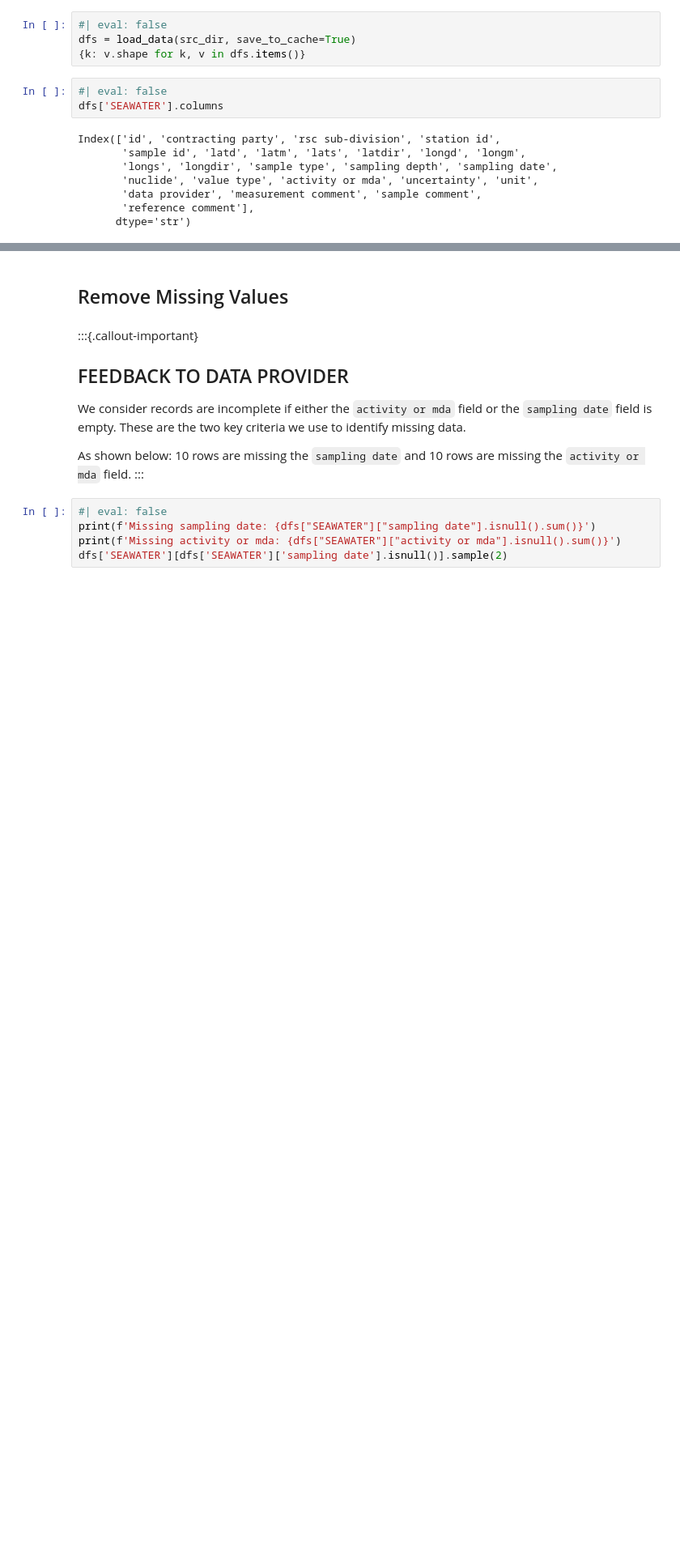
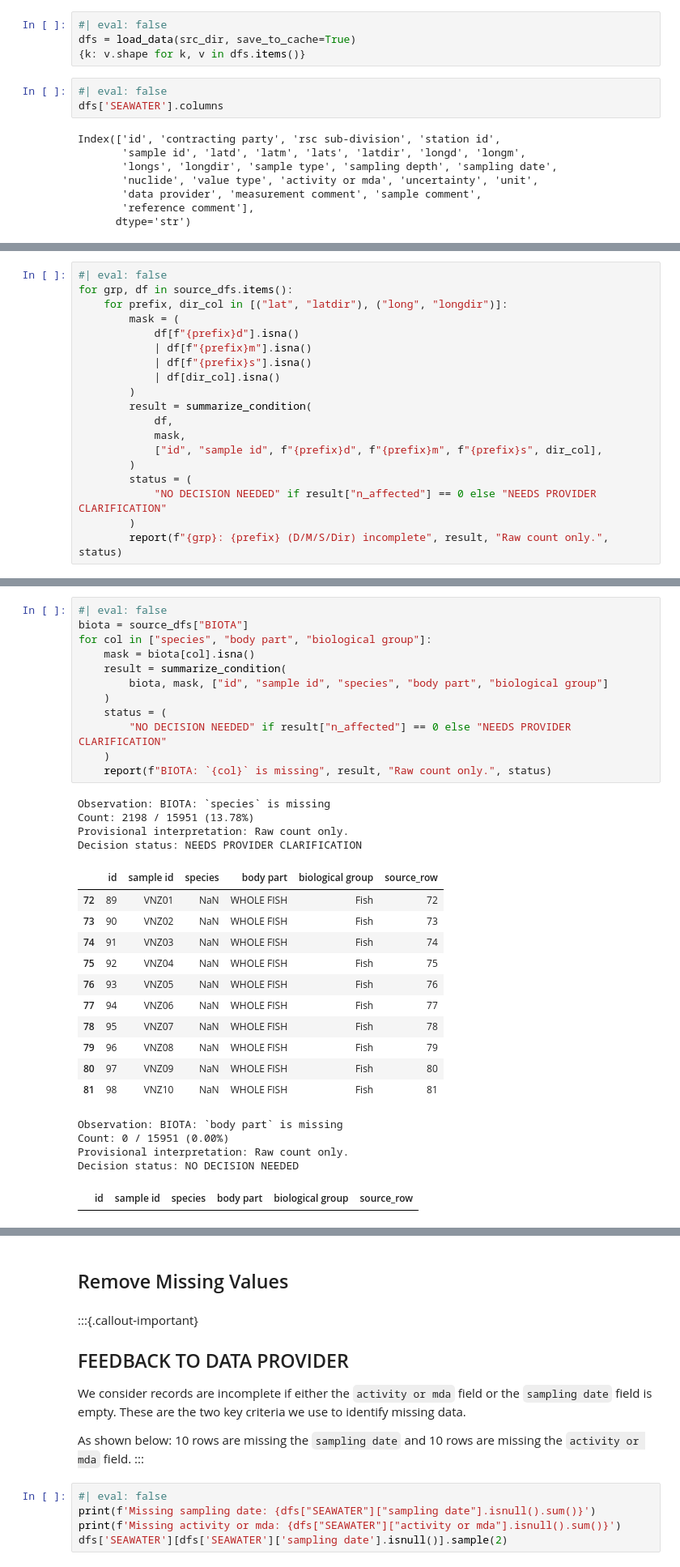
Before and after one commit to tabascojijii/marisco, a Jupyter notebook: nbs/handlers/ospar.ipynb, the cells around one changed output, grey strips where cells are left out. Shown at 81% size. Cells and saved outputs as stored; diff of their text form; blank space fills up the shorter version.

```diff
--- a/nbs/handlers/ospar.ipynb
+++ b/nbs/handlers/ospar.ipynb
@@ -171,0 +534,19 @@ Index(['id', 'contracting party', 'rsc sub-division', 'station id',
+# %%
+#| eval: false
+for grp, df in source_dfs.items():
+    for prefix, dir_col in [("lat", "latdir"), ("long", "longdir")]:
+        mask = (
+            df[f"{prefix}d"].isna()
+            | df[f"{prefix}m"].isna()
+            | df[f"{prefix}s"].isna()
+            | df[dir_col].isna()
+        )
+        result = summarize_condition(
+            df,
+            mask,
+            ["id", "sample id", f"{prefix}d", f"{prefix}m", f"{prefix}s", dir_col],
+        )
+        status = (
+            "NO DECISION NEEDED" if result["n_affected"] == 0 else "NEEDS PROVIDER CLARIFICATION"
+        )
+        report(f"{grp}: {prefix} (D/M/S/Dir) incomplete", result, "Raw count only.", status)
@@ -171,0 +576,33 @@ Index(['id', 'contracting party', 'rsc sub-division', 'station id',
+# %%
+#| eval: false
+biota = source_dfs["BIOTA"]
+for col in ["species", "body part", "biological group"]:
+    mask = biota[col].isna()
+    result = summarize_condition(
+        biota, mask, ["id", "sample id", "species", "body part", "biological group"]
+    )
+    status = (
+        "NO DECISION NEEDED" if result["n_affected"] == 0 else "NEEDS PROVIDER CLARIFICATION"
+    )
+    report(f"BIOTA: `{col}` is missing", result, "Raw count only.", status)
+# %% [output]
+Observation: BIOTA: `species` is missing
+Count: 2198 / 15951 (13.78%)
+Provisional interpretation: Raw count only.
+Decision status: NEEDS PROVIDER CLARIFICATION
+|  | id | sample id | species | body part | biological group | source_row |
+| 72 | 89 | VNZ01 | NaN | WHOLE FISH | Fish | 72 |
+| 73 | 90 | VNZ02 | NaN | WHOLE FISH | Fish | 73 |
+| 74 | 91 | VNZ03 | NaN | WHOLE FISH | Fish | 74 |
+| 75 | 92 | VNZ04 | NaN | WHOLE FISH | Fish | 75 |
+| 76 | 93 | VNZ05 | NaN | WHOLE FISH | Fish | 76 |
+| 77 | 94 | VNZ06 | NaN | WHOLE FISH | Fish | 77 |
+| 78 | 95 | VNZ07 | NaN | WHOLE FISH | Fish | 78 |
+| 79 | 96 | VNZ08 | NaN | WHOLE FISH | Fish | 79 |
+| 80 | 97 | VNZ09 | NaN | WHOLE FISH | Fish | 80 |
+| 81 | 98 | VNZ10 | NaN | WHOLE FISH | Fish | 81 |
+Observation: BIOTA: `body part` is missing
+Count: 0 / 15951 (0.00%)
+Provisional interpretation: Raw count only.
+Decision status: NO DECISION NEEDED
+|  | id | sample id | species | body part | biological group | source_row |
```
Also changed, not shown: parts of 30 cells of this notebook.
